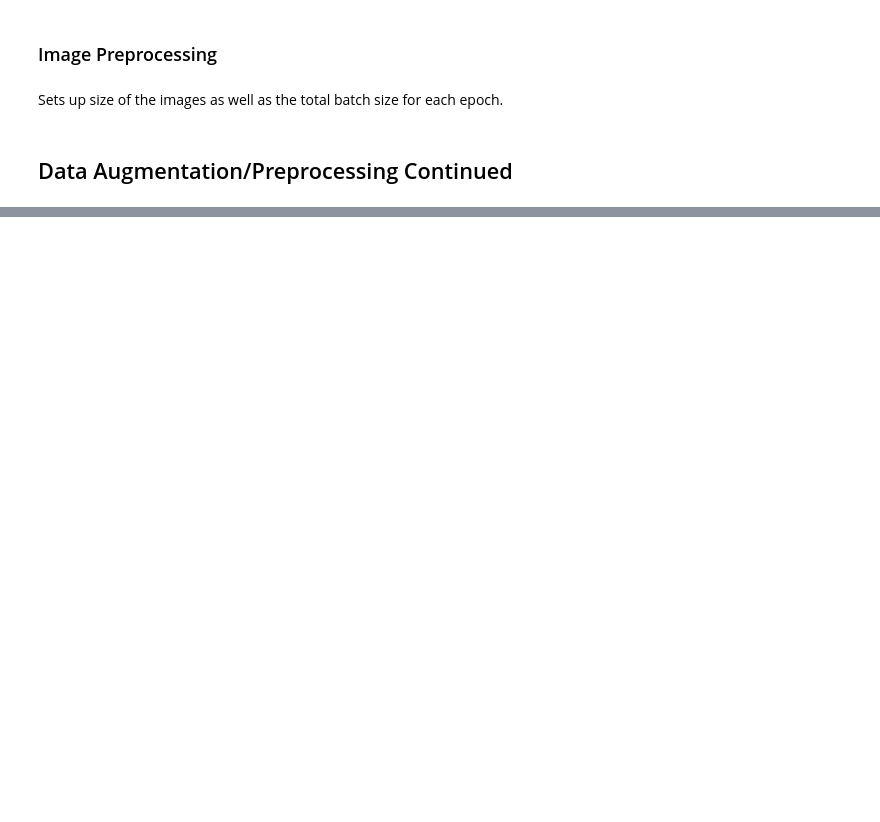
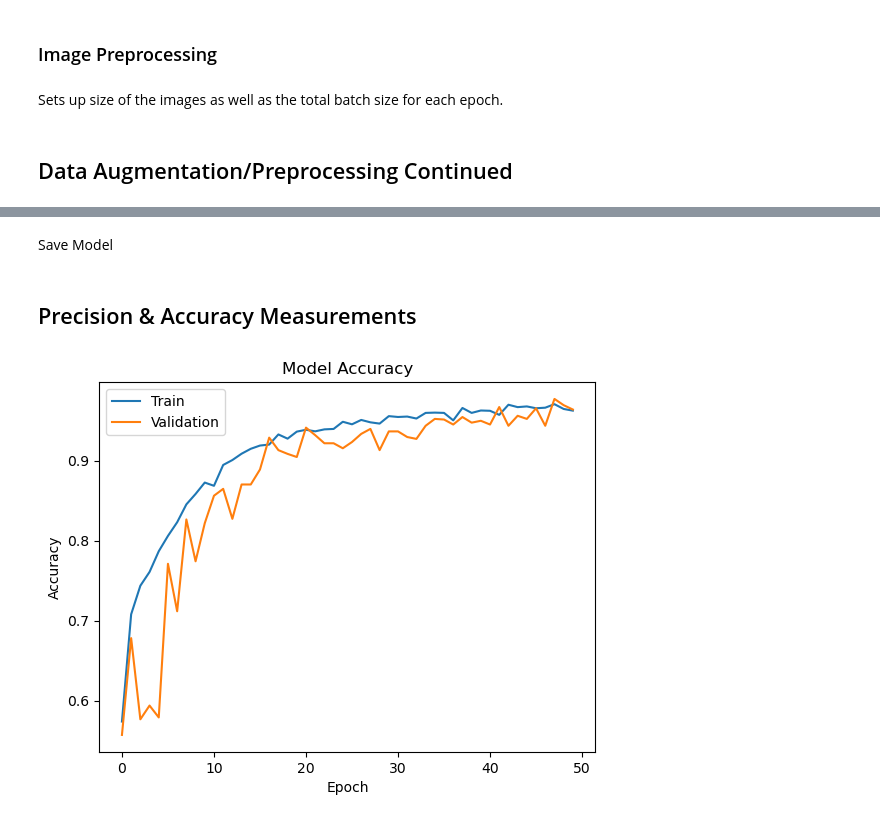
Before and after one commit to igicode2020/BrainTumorDetectionML, a Jupyter notebook: main.ipynb, the cells around one changed output, grey strips where cells are left out. Drawn from its saved outputs; the diff is of its cells as text; code cells hidden in the pictures; blank space fills up the shorter version.

```diff
--- a/main.ipynb
+++ b/main.ipynb
@@ -112,24 +149,24 @@ test_generator = test_datagen.flow_from_directory(
 # %%
 # Define the model architecture
 
+with tf.device('/CPU:0'):
+    model = keras.Sequential()
+    model.add(keras.Input(shape=(image_size[0], image_size[1], 3, )))
+    model.add(keras.layers.Conv2D(32, (3, 3), activation="relu"))
+    model.add(MaxPooling2D((2, 2)))
+    model.add(Conv2D(64, (3, 3), activation="relu"))
+    model.add(MaxPooling2D((2, 2)))
+    model.add(Conv2D(128, (3, 3), activation="relu"))
+    model.add(MaxPooling2D((2, 2)))
+    model.add(Conv2D(128, (3, 3), activation="relu"))
+    model.add(MaxPooling2D((2, 2)))
+    model.add(Flatten())
+    model.add(Dense(512, activation="relu"))
+    model.add(Dropout(0.5))
+    model.add(Dense(len(categories), activation="softmax"))
 
-model = keras.Sequential()
-model.add(keras.Input(shape=(image_size[0], image_size[1], 3, )))
-model.add(keras.layers.Conv2D(32, (3, 3), activation="relu"))
-model.add(MaxPooling2D((2, 2)))
-model.add(Conv2D(64, (3, 3), activation="relu"))
-model.add(MaxPooling2D((2, 2)))
-model.add(Conv2D(128, (3, 3), activation="relu"))
-model.add(MaxPooling2D((2, 2)))
-model.add(Conv2D(128, (3, 3), activation="relu"))
-model.add(MaxPooling2D((2, 2)))
-model.add(Flatten())
-model.add(Dense(512, activation="relu"))
-model.add(Dropout(0.5))
-model.add(Dense(len(categories), activation="softmax"))
-
-# Compile the model
-model.compile(optimizer="adam", loss="categorical_crossentropy", metrics=["accuracy"])
+    # Compile the model
+    model.compile(optimizer="adam", loss="categorical_crossentropy", metrics=["accuracy"])
 # %%
 history = model.fit(
     train_generator,
@@ -142,0 +196,2 @@ Epoch 1/50
+# %% [markdown]
+Save Model
@@ -142,0 +200,13 @@ Epoch 1/50
+# %% [markdown]
+<h2>Precision & Accuracy Measurements</h2>
+# %%
+# Plot the training and validation accuracy over epochs
+plt.plot(history.history['accuracy'])
+plt.plot(history.history['val_accuracy'])
+plt.title('Model Accuracy')
+plt.xlabel('Epoch')
+plt.ylabel('Accuracy')
+plt.legend(['Train', 'Validation'])
+plt.show()
+# %% [output]
+[figure, added]
```
Also changed, not shown: parts of 19 cells of this notebook, 2 other files.
